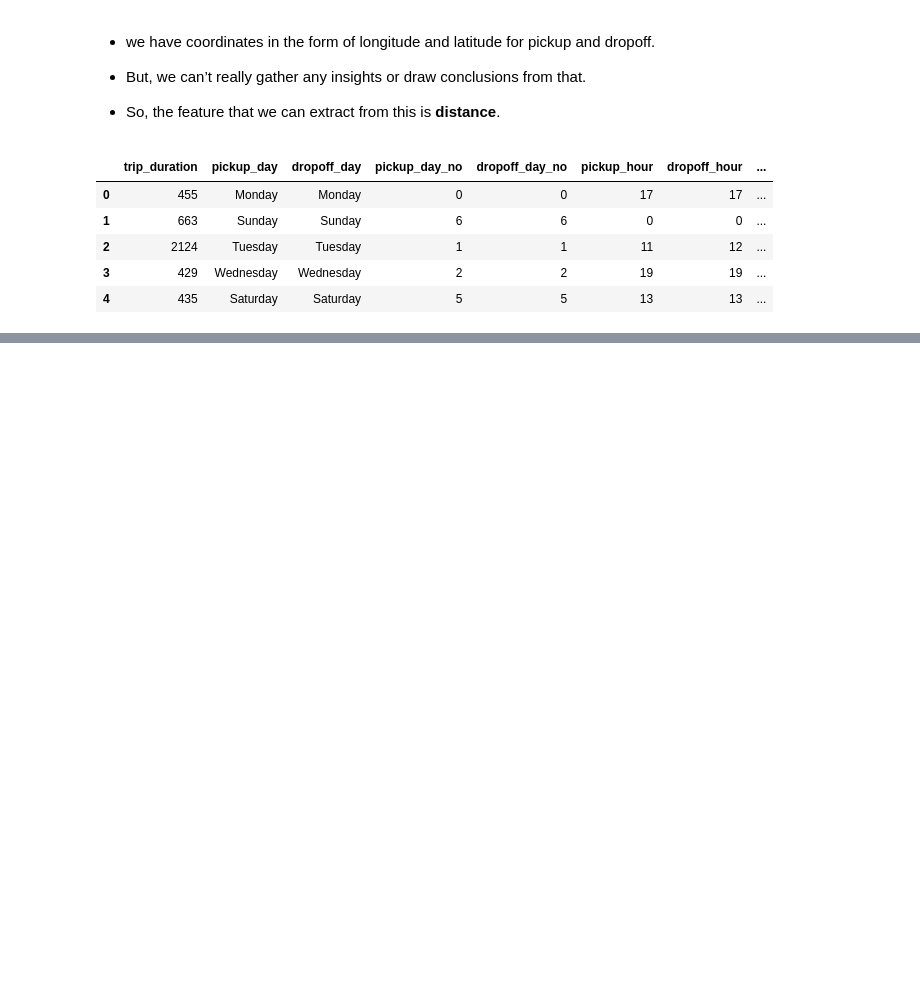
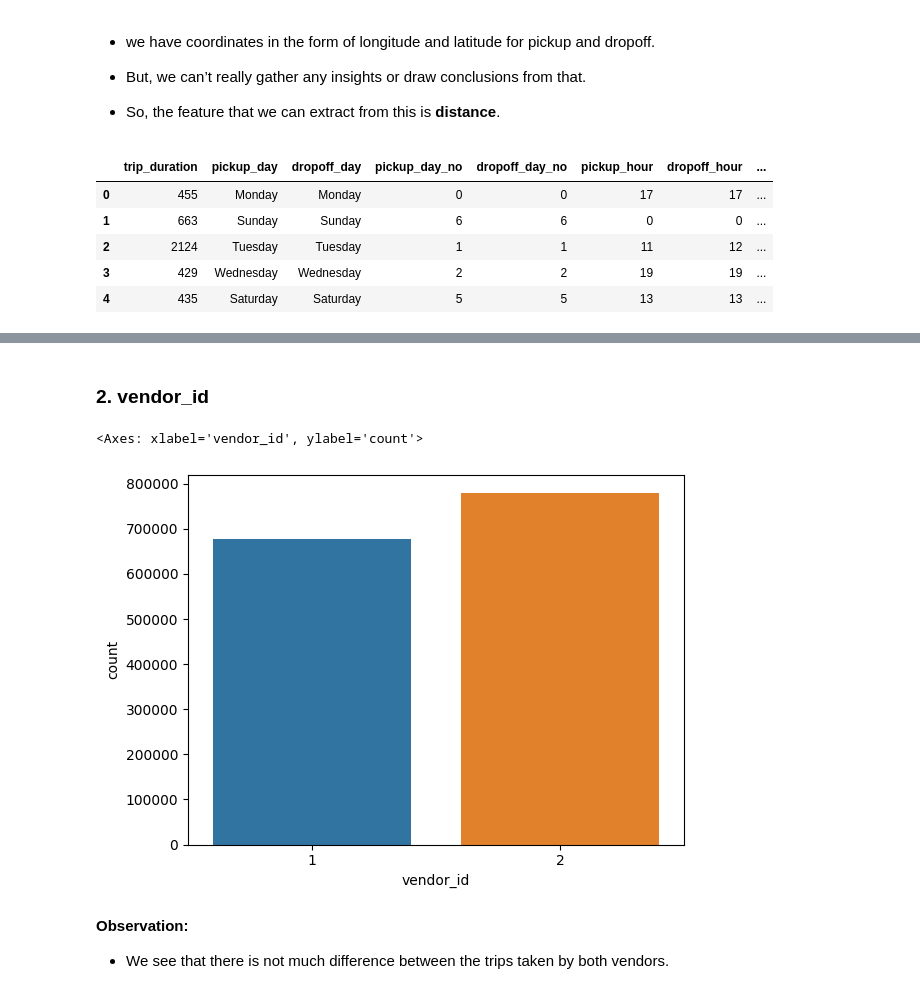
Before and after one commit to amitkr6342/AlmaBetter--NYC-Taxi-Trip-Time-Prediction--Regression-Project, a Jupyter notebook: NYC_Taxi_Trip_Time_Prediction.ipynb, the cells around one changed output, grey strips where cells are left out. Drawn from its saved outputs; the diff is of its cells as text; code cells hidden in the pictures; blank space fills up the shorter version.

```diff
--- a/NYC_Taxi_Trip_Time_Prediction.ipynb
+++ b/NYC_Taxi_Trip_Time_Prediction.ipynb
@@ -279,0 +324,4 @@ df.iloc[:,10:].head()
+# %%
+# code to drop outliers
+
+df.drop(df[df['trip_duration_hour'] > 500].index, inplace = True)
@@ -279,0 +349,16 @@ df.iloc[:,10:].head()
+# %%
+# new column id is created now remove this column also
+df.drop(['id'], axis=1, inplace=True)
+# %% [markdown]
+### **2. vendor_id**
+# %%
+# code for countplot of vendor_id
+
+sns.countplot(x='vendor_id',data=df)
+# %% [output]
+<Axes: xlabel='vendor_id', ylabel='count'>
+[figure, added]
+# %% [markdown]
+**Observation:**
+
+* We see that there is not much difference between the trips taken by both vendors.
```
Also changed, not shown: parts of 12 cells of this notebook.
